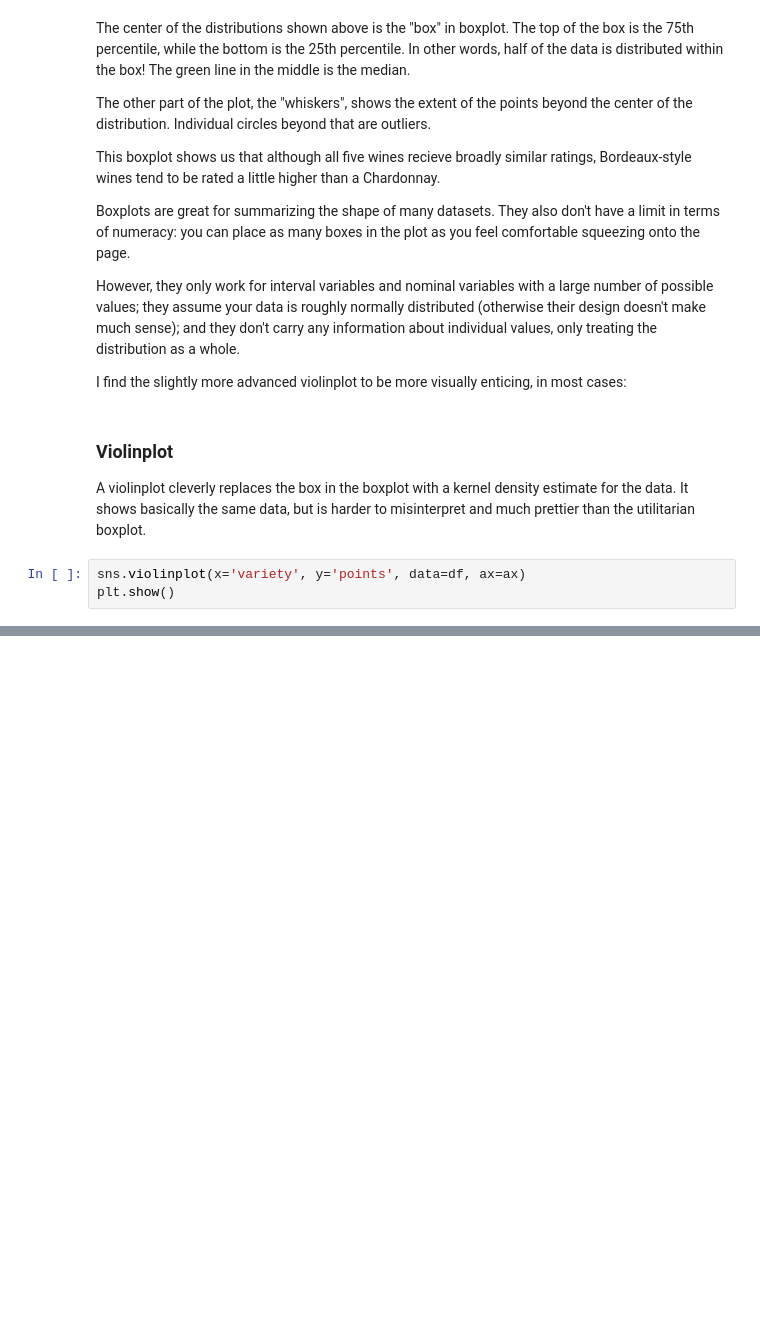
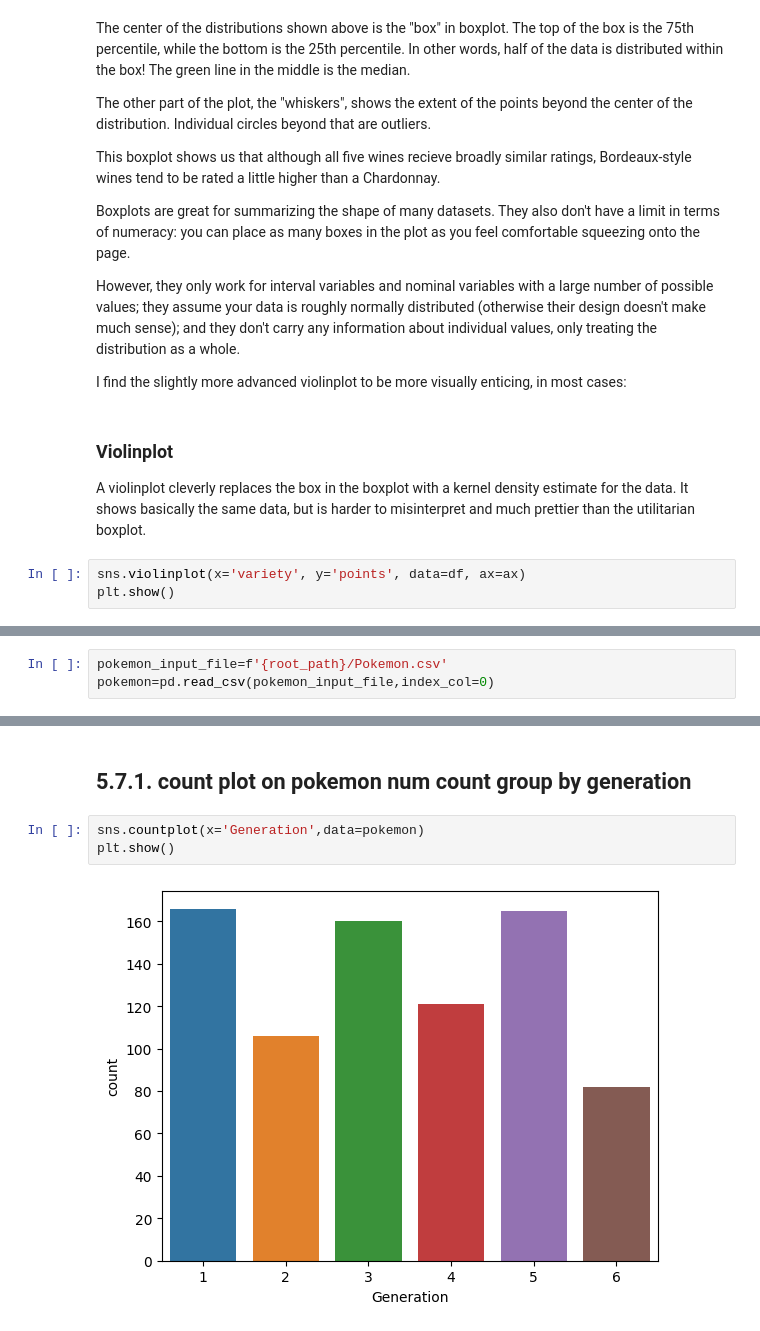
Before and after one commit to pengfei99/Data_vizualization_with_python, a Jupyter notebook: tutorials/Lesson05_Plotting_with_seaborn.ipynb, the cells around one changed output, grey strips where cells are left out. Cells and saved outputs as stored; diff of their text form; blank space fills up the shorter version.

```diff
--- a/tutorials/Lesson05_Plotting_with_seaborn.ipynb
+++ b/tutorials/Lesson05_Plotting_with_seaborn.ipynb
@@ -233,0 +240,3 @@ plt.show()
+# %%
+pokemon_input_file=f'{root_path}/Pokemon.csv'
+pokemon=pd.read_csv(pokemon_input_file,index_col=0)
@@ -233,0 +271,7 @@ plt.show()
+# %% [markdown]
+## 5.7.1. count plot on pokemon num count group by generation
+# %%
+sns.countplot(x='Generation',data=pokemon)
+plt.show()
+# %% [output]
+[figure, added]
```
Also changed, not shown: parts of 27 cells of this notebook, 1 other file.
